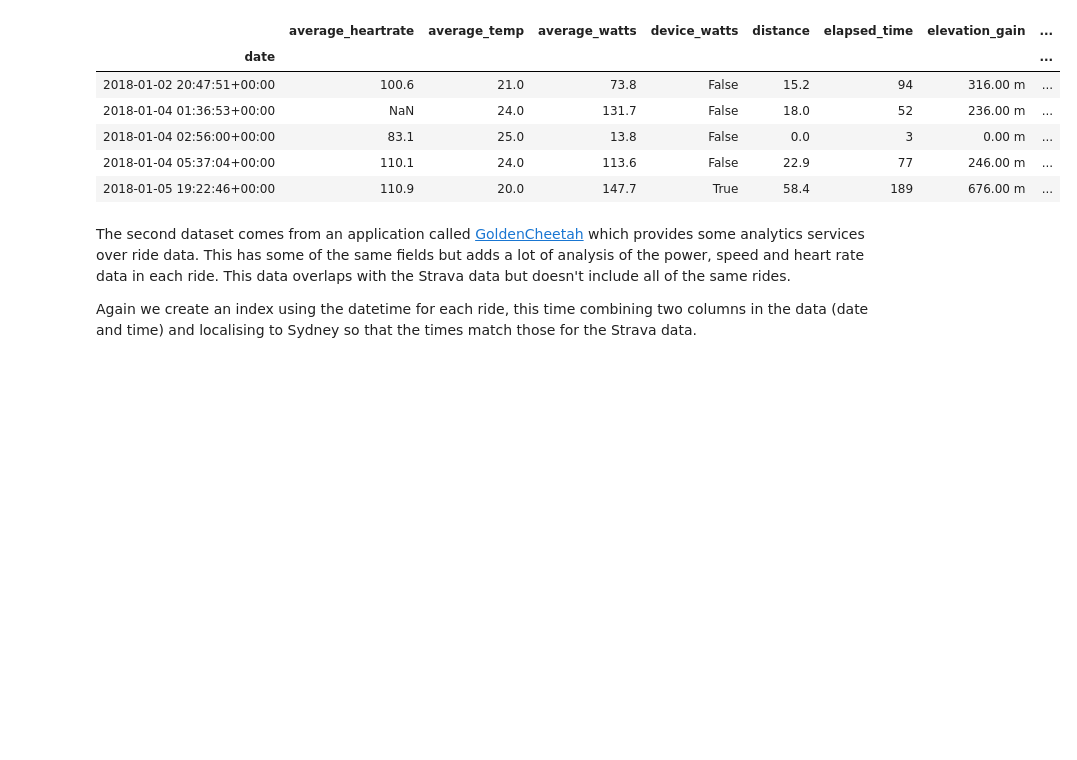
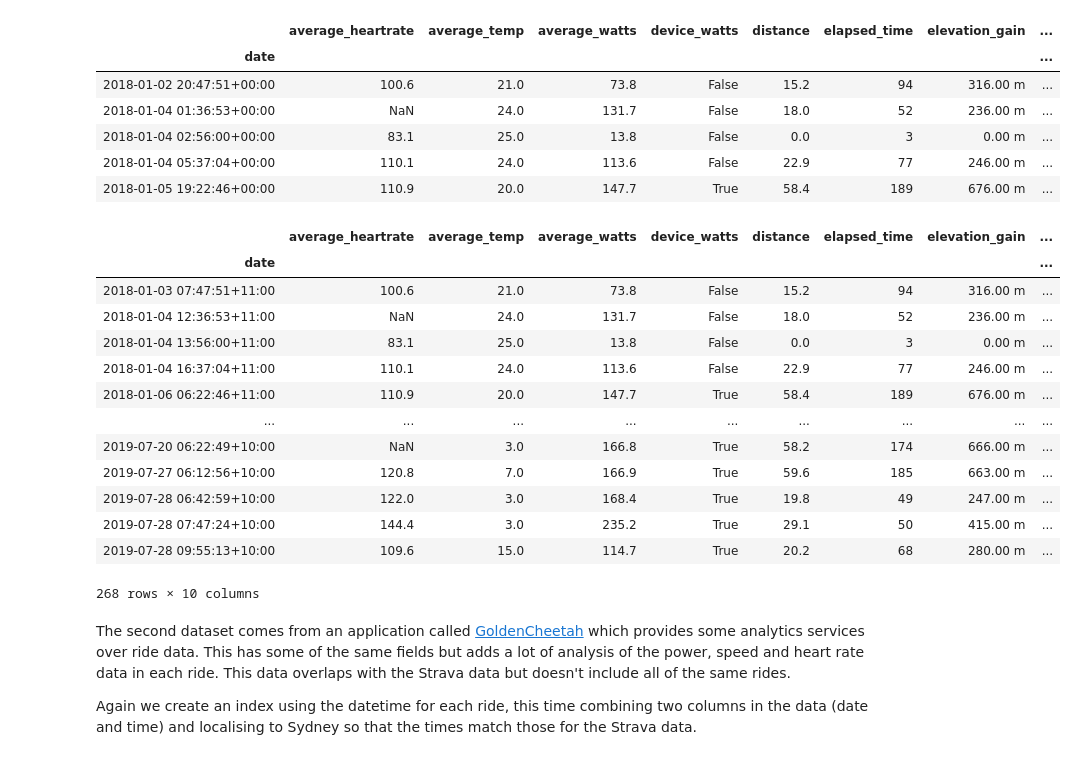
Before and after one commit to iamdraza/University-Practicals, a Jupyter notebook: Portfolio 1.ipynb, the cells around one changed output. Saved outputs shown, nothing was run; the diff lists cells and outputs as text; code cells hidden in the pictures; blank space fills up the shorter version.

```diff
--- a/Portfolio 1.ipynb
+++ b/Portfolio 1.ipynb
@@ -29,6 +29,27 @@ strava.head()
 | 2018-01-04 02:56:00+00:00 | 83.1 | 25.0 | 13.8 | False | 0.0 | 3 | 0.00 m | ... |
 | 2018-01-04 05:37:04+00:00 | 110.1 | 24.0 | 113.6 | False | 22.9 | 77 | 246.00 m | ... |
 | 2018-01-05 19:22:46+00:00 | 110.9 | 20.0 | 147.7 | True | 58.4 | 189 | 676.00 m | ... |
+# %%
+import pytz as pytz
+from pytz import timezone
+aus = pytz.timezone('Australia/Sydney')
+strava.index = strava.index.tz_convert(aus)
+strava
+# %% [output]
+|  | average_heartrate | average_temp | average_watts | device_watts | distance | elapsed_time | elevation_gain | ... |
+| date |  |  |  |  |  |  |  | ... |
+| 2018-01-03 07:47:51+11:00 | 100.6 | 21.0 | 73.8 | False | 15.2 | 94 | 316.00 m | ... |
+| 2018-01-04 12:36:53+11:00 | NaN | 24.0 | 131.7 | False | 18.0 | 52 | 236.00 m | ... |
+| 2018-01-04 13:56:00+11:00 | 83.1 | 25.0 | 13.8 | False | 0.0 | 3 | 0.00 m | ... |
+| 2018-01-04 16:37:04+11:00 | 110.1 | 24.0 | 113.6 | False | 22.9 | 77 | 246.00 m | ... |
+| 2018-01-06 06:22:46+11:00 | 110.9 | 20.0 | 147.7 | True | 58.4 | 189 | 676.00 m | ... |
+| ... | ... | ... | ... | ... | ... | ... | ... | ... |
+| 2019-07-20 06:22:49+10:00 | NaN | 3.0 | 166.8 | True | 58.2 | 174 | 666.00 m | ... |
+| 2019-07-27 06:12:56+10:00 | 120.8 | 7.0 | 166.9 | True | 59.6 | 185 | 663.00 m | ... |
+| 2019-07-28 06:42:59+10:00 | 122.0 | 3.0 | 168.4 | True | 19.8 | 49 | 247.00 m | ... |
+| 2019-07-28 07:47:24+10:00 | 144.4 | 3.0 | 235.2 | True | 29.1 | 50 | 415.00 m | ... |
+| 2019-07-28 09:55:13+10:00 | 109.6 | 15.0 | 114.7 | True | 20.2 | 68 | 280.00 m | ... |
+268 rows × 10 columns
 # %% [markdown]
 The second dataset comes from an application called [GoldenCheetah](https://www.goldencheetah.org/) which provides
 some analytics services over ride data.  This has some of the same fields but adds a lot of analysis of the
```
Also changed, not shown: parts of 10 cells of this notebook.
